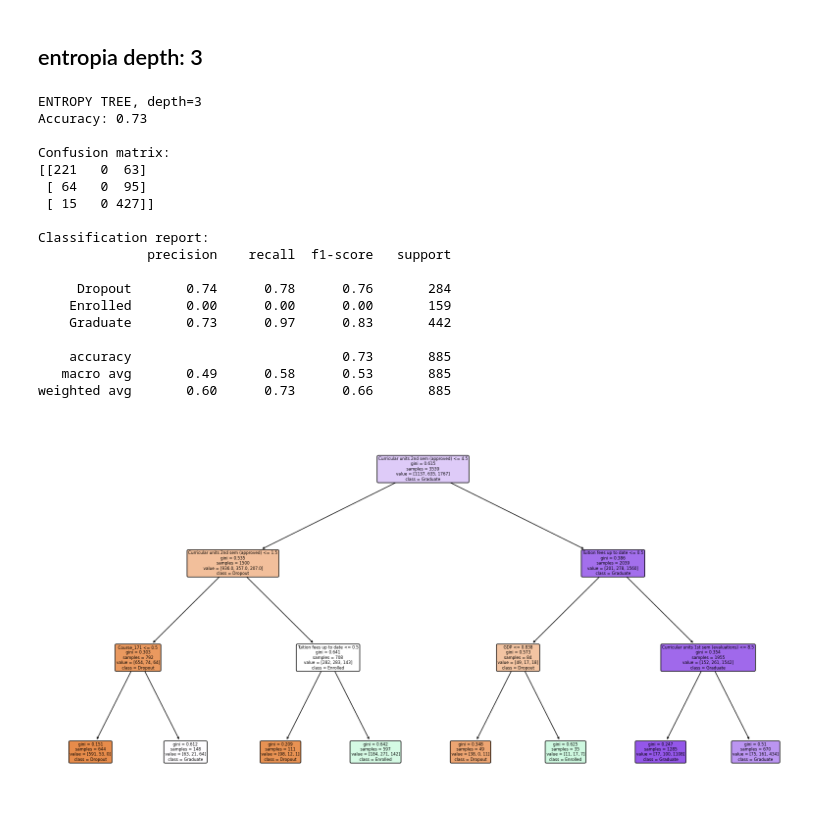
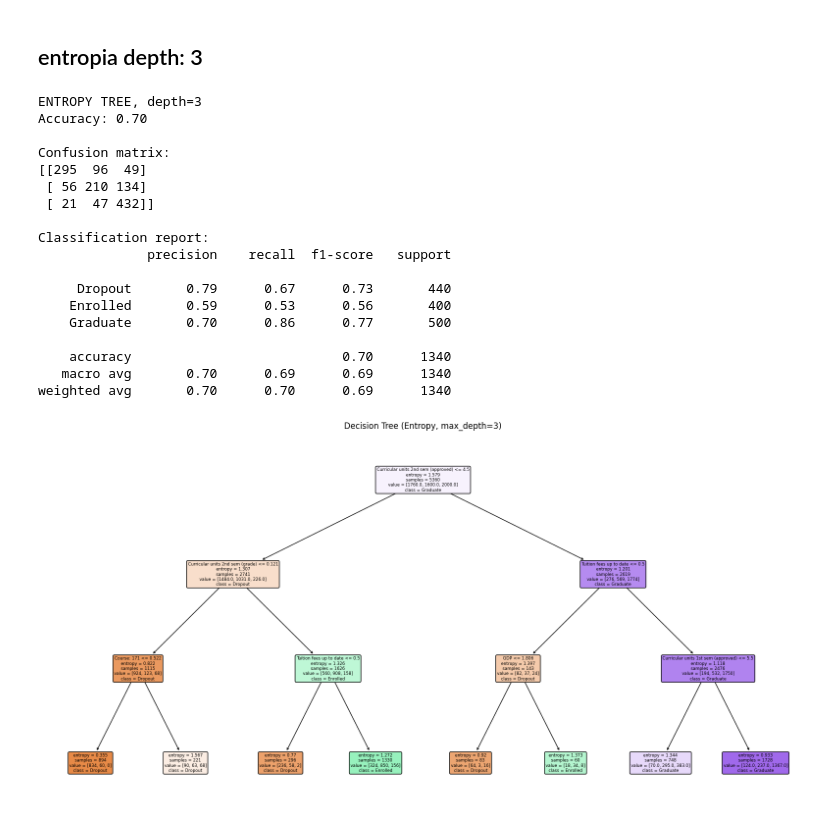
Before and after one commit to criissuarezzz/OriginofMusic, a Jupyter notebook: arbol.ipynb, the cells around one changed output. Drawn from its saved outputs; the diff is of its cells as text; code cells hidden in the pictures.

```diff
--- a/arbol.ipynb
+++ b/arbol.ipynb
@@ -16,6 +40,6 @@ from sklearn.metrics import accuracy_score, confusion_matrix
 # %%
 # Load the dataset
-dataframe = pd.read_csv(r"data.csv",sep=';')
+dataframe = pd.read_csv(r"d.csv",sep=';')
 dataframe.head(10)
 
 # convert the dataframe to a a pandas dataframe for easier manipulation
@@ -51,3 +59,7 @@ NAN en target:  0
+# %%
+target = dataframe['Target']
+target_names = ['Dropout', 'Enrolled', 'Graduate']
+features = dataframe.drop(columns=['Target'])
 # %% [markdown]
 # ✅ Fase 1: Estandarizar variables continuas (float64) con Z-score
 # %%
@@ -70,9 +80 @@ features[float_cols] = scaler.fit_transform(features[float_cols])
-# %%
-# One-hot encoding de categóricas no ordinales
-categorical_cols = [
-    'Gender', 'Scholarship holder', 'Displaced', 'Debtor',
-    'Daytime/evening attendance\t', 'Course'
-]
-
-features = pd.get_dummies(features, columns=categorical_cols, drop_first=True)
 # %% [markdown]
@@ -85,7 +87,7 @@ from graphviz import Source
 
 # Asignar correctamente
 X = features
-y = target.values
+y =  target
 target_names = ['Dropout', 'Enrolled', 'Graduate']
 
 # División 80/20 con estratificación
@@ -190,46 +195,49 @@ weighted avg       0.75      0.76      0.74       885
 # %%
 print("ENTROPY TREE, depth=3")
 # crear y entrenar el árbol
-clf_entropy = DecisionTreeClassifier(criterion='entropy', max_depth=3, random_state=42)
-clf_entropy.fit(X_train, y_train)
+clf_entropy3 = DecisionTreeClassifier(criterion='entropy', max_depth=3, random_state=42)
+clf_entropy3.fit(X_train, y_train)
 
 # predicciones
-y_pred = clf_entropy.predict(X_test)
+y_pred = clf_entropy3.predict(X_test)
 
 # evaluación
 accuracy = accuracy_score(y_test, y_pred)
 print(f"Accuracy: {accuracy:.2f}")
 print("\nConfusion matrix:")
 print(confusion_matrix(y_test, y_pred))
 print("\nClassification report:")
 print(classification_report(y_test, y_pred, target_names=target_names))
 
 import matplotlib.pyplot as plt
 from sklearn.tree import plot_tree
 
 plt.figure(figsize=(20, 10))
-plot_tree(clf, feature_names=features.columns, class_names=target_names, filled=True, rounded=True)
+plot_tree(clf_entropy3, feature_names=features.columns, class_names=target_names, filled=True, rounded=True)
+plt.title("Decision Tree (Entropy, max_depth=3)")
+# save the tree in svg format
+plt.savefig("tree_entropy3.svg", format='svg')
 plt.show()
 # %% [output]
 ENTROPY TREE, depth=3
-Accuracy: 0.73
+Accuracy: 0.70
 
 Confusion matrix:
-[[221   0  63]
- [ 64   0  95]
- [ 15   0 427]]
+[[295  96  49]
+ [ 56 210 134]
+ [ 21  47 432]]
 
 Classification report:
               precision    recall  f1-score   support
 
-     Dropout       0.74      0.78      0.76       284
-    Enrolled       0.00      0.00      0.00       159
-    Graduate       0.73      0.97      0.83       442
+     Dropout       0.79      0.67      0.73       440
+    Enrolled       0.59      0.53      0.56       400
+    Graduate       0.70      0.86      0.77       500
 
-    accuracy                           0.73       885
-   macro avg       0.49      0.58      0.53       885
-weighted avg       0.60      0.73      0.66       885
+    accuracy                           0.70      1340
+   macro avg       0.70      0.69      0.69      1340
+weighted avg       0.70      0.70      0.69      1340
-[figure, old version]
+[figure, new version]
 # %%
 print("ENTROPY TREE, depth=5")
 # crear y entrenar el árbol
```
Also changed, not shown: parts of 17 cells of this notebook, 14 other files.
